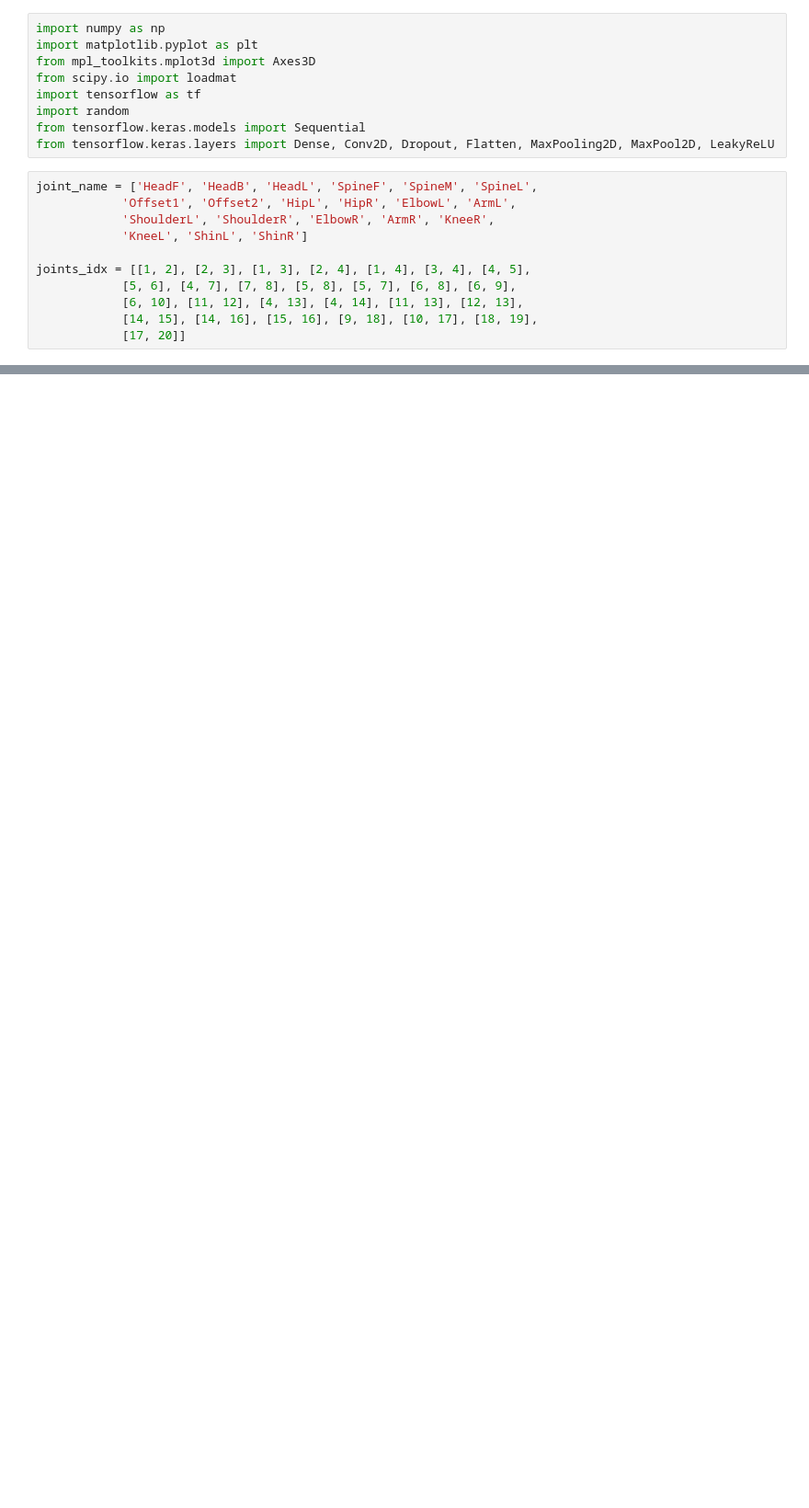
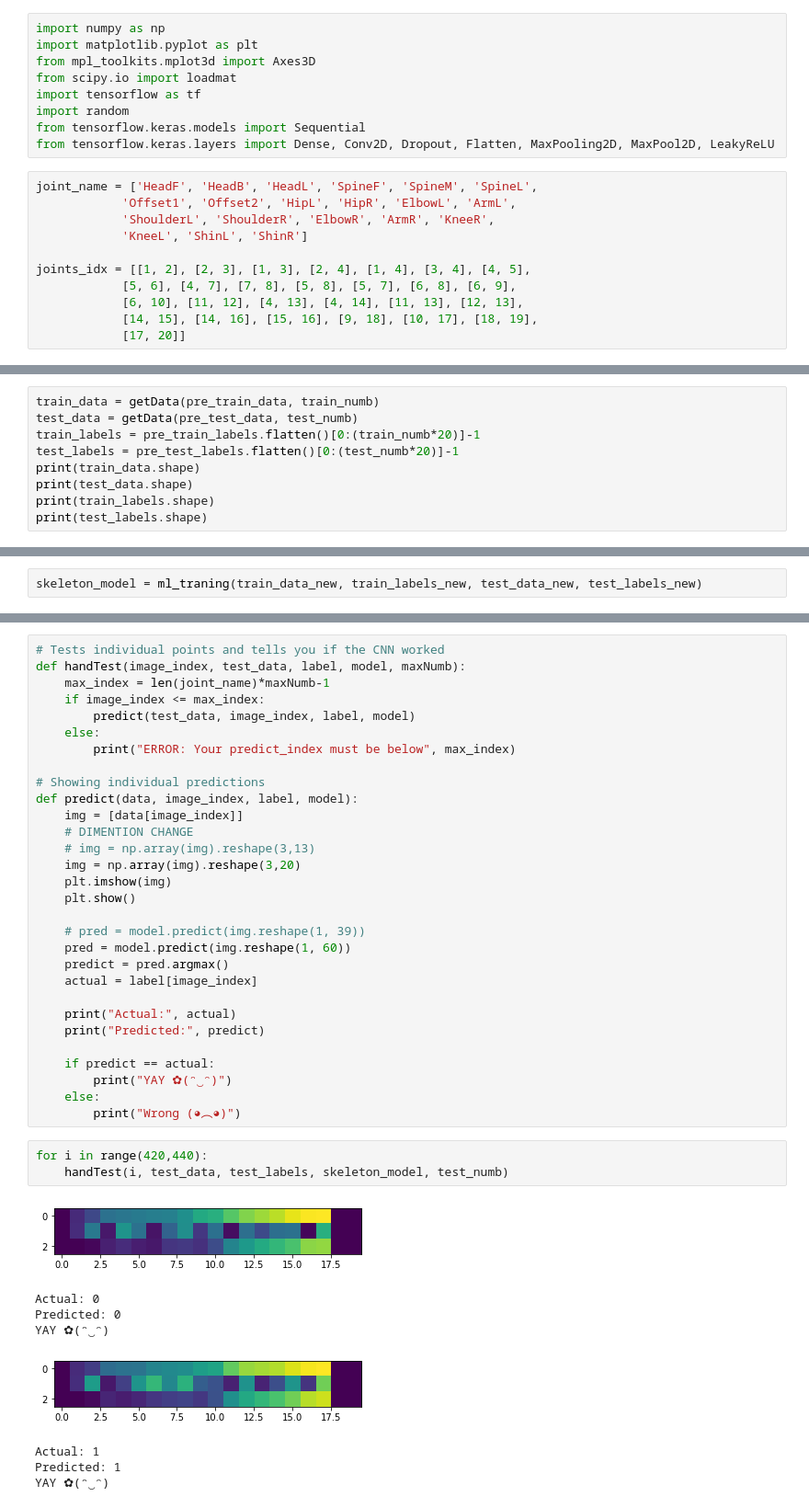
Before and after one commit to AlexKaiLe/Harvard, a Jupyter notebook: Python_Files/Skeleton_basic.ipynb, the cells around one changed output, grey strips where cells are left out. Shown: that part at 92% size. Saved outputs shown, nothing was run; the diff lists cells and outputs as text; blank space fills up the shorter version.

```diff
--- a/Python_Files/Skeleton_basic.ipynb
+++ b/Python_Files/Skeleton_basic.ipynb
@@ -506,0 +220,9 @@ Predicted 8
+# %%
+train_data = getData(pre_train_data, train_numb)
+test_data = getData(pre_test_data, test_numb)
+train_labels = pre_train_labels.flatten()[0:(train_numb*20)]-1
+test_labels = pre_test_labels.flatten()[0:(test_numb*20)]-1
+print(train_data.shape)
+print(test_data.shape)
+print(train_labels.shape)
+print(test_labels.shape)
@@ -506,0 +264,2 @@ Predicted 8
+# %%
+skeleton_model = ml_traning(train_data_new, train_labels_new, test_data_new, test_labels_new)
@@ -506,0 +284,42 @@ Predicted 8
+# %%
+# Tests individual points and tells you if the CNN worked
+def handTest(image_index, test_data, label, model, maxNumb):
+    max_index = len(joint_name)*maxNumb-1
+    if image_index <= max_index:
+        predict(test_data, image_index, label, model)
+    else:
+        print("ERROR: Your predict_index must be below", max_index)
+
+# Showing individual predictions
+def predict(data, image_index, label, model):
+    img = [data[image_index]]
+    # DIMENTION CHANGE
+    # img = np.array(img).reshape(3,13)
+    img = np.array(img).reshape(3,20)
+    plt.imshow(img)
+    plt.show()
+
+    # pred = model.predict(img.reshape(1, 39))
+    pred = model.predict(img.reshape(1, 60))
+    predict = pred.argmax()
+    actual = label[image_index]
+
+    print("Actual:", actual)
+    print("Predicted:", predict)
+
+    if predict == actual:
+        print("YAY ✿(ᵔ‿ᵔ)")
+    else:
+        print("Wrong (◕︵◕)")
+# %%
+for i in range(420,440):
+    handTest(i, test_data, test_labels, skeleton_model, test_numb)
+# %% [output]
+[figure, added]
+Actual: 0
+Predicted: 0
+YAY ✿(ᵔ‿ᵔ)
+[figure, added]
+Actual: 1
+Predicted: 1
+YAY ✿(ᵔ‿ᵔ)
```
Also changed, not shown: parts of 35 cells of this notebook, 1 other file.
